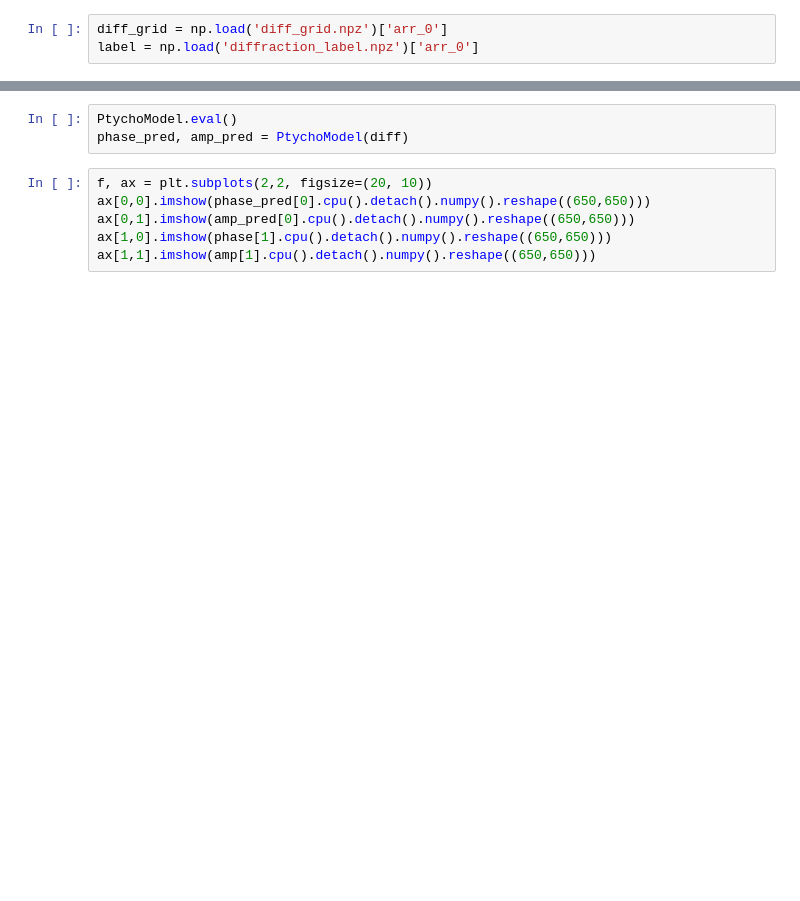
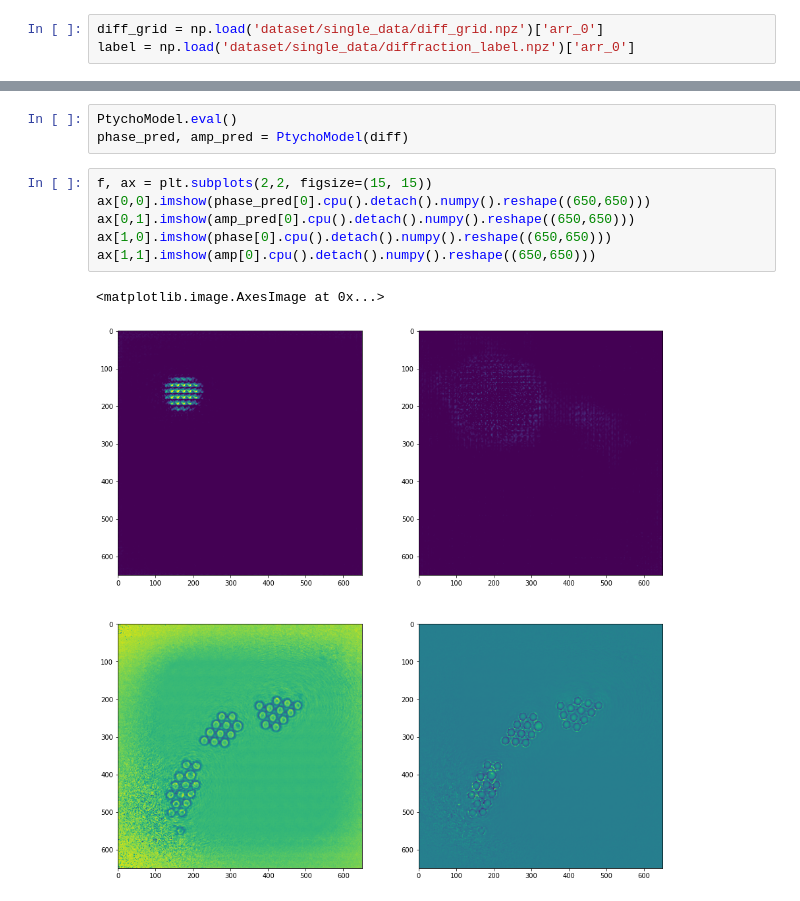
Before and after one commit to nakahatar111/ptychography, a Jupyter notebook: NeuralNet.ipynb, the cells around one changed output, grey strips where cells are left out. Cells and saved outputs as stored; diff of their text form; blank space fills up the shorter version.

```diff
--- a/NeuralNet.ipynb
+++ b/NeuralNet.ipynb
@@ -22,8 +22,8 @@ device
 # %% [markdown]
 Load Data
 # %%
-diff_grid = np.load('diff_grid.npz')['arr_0']
-label = np.load('diffraction_label.npz')['arr_0']
+diff_grid = np.load('dataset/single_data/diff_grid.npz')['arr_0']
+label = np.load('dataset/single_data/diffraction_label.npz')['arr_0']
 # %% [markdown]
 Model
 # %% [markdown]
@@ -165,11 +181,14 @@ RuntimeError: CUDA out of memory. Tried to allocate 1.34 GiB (GPU 0; 11.78 GiB t
 PtychoModel.eval()
 phase_pred, amp_pred = PtychoModel(diff)
 # %%
-f, ax = plt.subplots(2,2, figsize=(20, 10))
+f, ax = plt.subplots(2,2, figsize=(15, 15))
 ax[0,0].imshow(phase_pred[0].cpu().detach().numpy().reshape((650,650)))
 ax[0,1].imshow(amp_pred[0].cpu().detach().numpy().reshape((650,650)))
-ax[1,0].imshow(phase[1].cpu().detach().numpy().reshape((650,650)))
-ax[1,1].imshow(amp[1].cpu().detach().numpy().reshape((650,650)))
+ax[1,0].imshow(phase[0].cpu().detach().numpy().reshape((650,650)))
+ax[1,1].imshow(amp[0].cpu().detach().numpy().reshape((650,650)))
+# %% [output]
+<matplotlib.image.AxesImage at 0x...>
+[figure, added]
 # %%
 # f, ax = plt.subplots(2,4, figsize=(20, 10))
 # ax[0,0].imshow(phase_pred[0].cpu().detach().numpy().reshape((650,650)))
```
Also changed, not shown: parts of 3 cells of this notebook, 2 other files.
